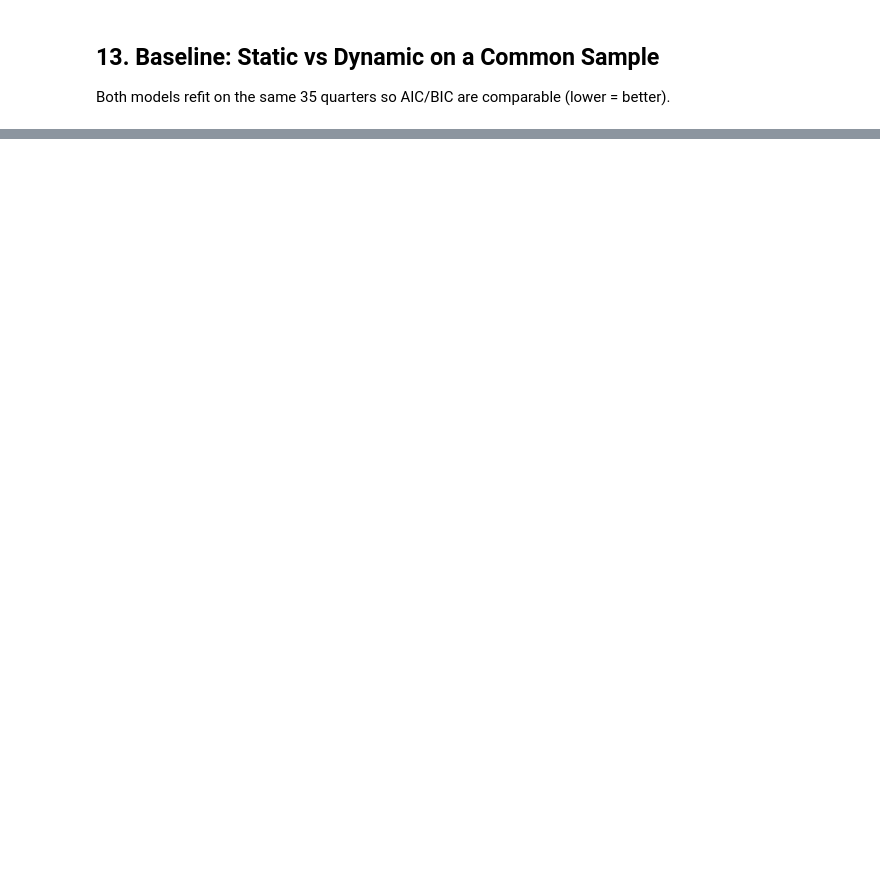
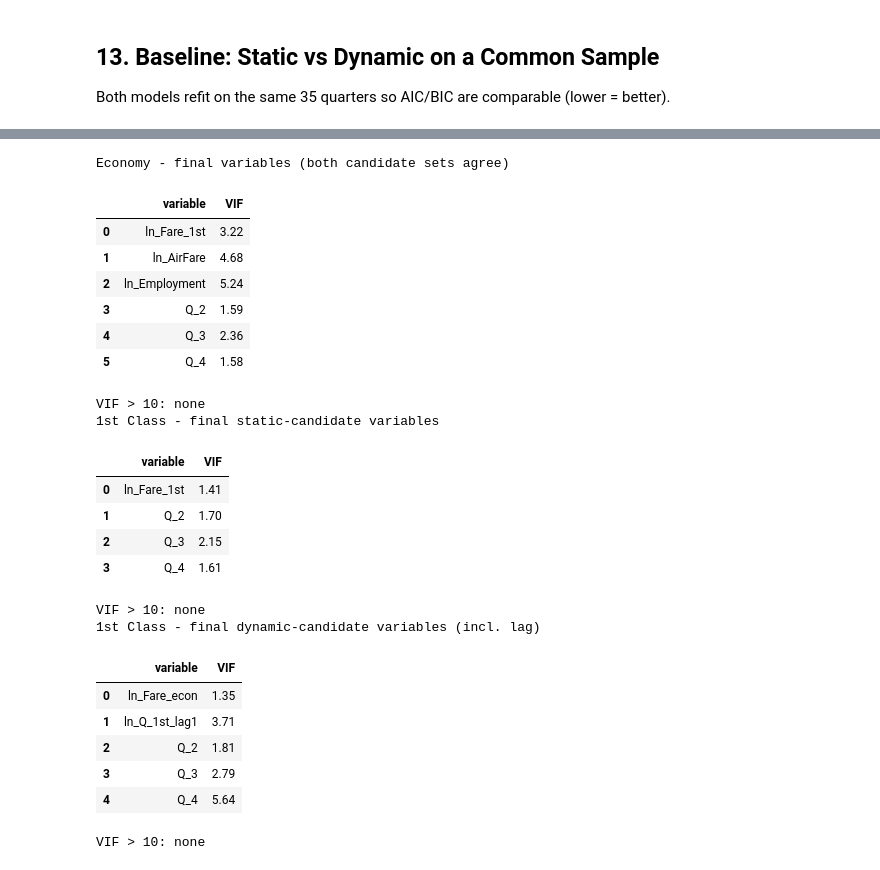
Before and after one commit to sankha-jay-stack/assignment-data, a Jupyter notebook: TransitRidershipDemandModel_Full.ipynb, the cells around one changed output, grey strips where cells are left out. Saved outputs shown, nothing was run; the diff lists cells and outputs as text; code cells hidden in the pictures; blank space fills up the shorter version.

```diff
--- a/TransitRidershipDemandModel_Full.ipynb
+++ b/TransitRidershipDemandModel_Full.ipynb
@@ -490,0 +574,15 @@ for cls in CLASSES:
+# %%
+print("=" * 95); print("ECONOMY - static candidate set (lag excluded)"); print("=" * 95)
+be_econ_static, econ_static_vars, _ = backward_elimination(CLASSES["Economy"]["dep"], BASE_COLS, df)
+print("Final variables:", econ_static_vars)
+
+print(); print("=" * 95); print("ECONOMY - dynamic candidate set (lag included)"); print("=" * 95)
+be_econ_dyn, econ_dyn_vars, _ = backward_elimination(
+    CLASSES["Economy"]["dep"], BASE_COLS + [CLASSES["Economy"]["lag"]], df_dyn)
+print("Final variables:", econ_dyn_vars)
+
+print()
+same = set(econ_dyn_vars) == set(econ_static_vars)
+print(f"=> Both candidate sets converge on the same {len(econ_static_vars)} regressors"
+      f"{' (lag not among them)' if same else ''}: {econ_static_vars}")
+print("=> Elimination itself discards the lag term for Economy: no evidence of habit persistence in this class.")
@@ -490,0 +607,16 @@ for cls in CLASSES:
+# %%
+print("=" * 95); print("1ST CLASS - static candidate set (lag excluded)"); print("=" * 95)
+be_1st_static, st1_static_vars, _ = backward_elimination(CLASSES["1st Class"]["dep"], BASE_COLS, df)
+print("Final variables:", st1_static_vars)
+
+print(); print("=" * 95); print("1ST CLASS - dynamic candidate set (lag included)"); print("=" * 95)
+be_1st_dyn, st1_dyn_vars, _ = backward_elimination(
+    CLASSES["1st Class"]["dep"], BASE_COLS + [CLASSES["1st Class"]["lag"]], df_dyn)
+print("Final variables:", st1_dyn_vars)
+
+print()
+print("=> Unlike Economy, the two candidate sets converge on DIFFERENT specifications for 1st Class.")
+print(f"   Static candidates  -> {st1_static_vars}")
+print(f"   Dynamic candidates -> {st1_dyn_vars} (lag survives, gamma = {be_1st_dyn.params[CLASSES['1st Class']['lag']]:.3f}, "
+      f"p = {be_1st_dyn.pvalues[CLASSES['1st Class']['lag']]:.3f})")
+print("   Section 17 compares the two on a common sample to decide the final model.")
@@ -490,0 +646,29 @@ for cls in CLASSES:
+# %%
+show_vif(df, econ_static_vars, "Economy - final variables (both candidate sets agree)")
+show_vif(df_dyn, st1_static_vars, "1st Class - final static-candidate variables")
+show_vif(df_dyn, st1_dyn_vars, "1st Class - final dynamic-candidate variables (incl. lag)")
+# %% [output]
+Economy - final variables (both candidate sets agree)
+|  | variable | VIF |
+| 0 | ln_Fare_1st | 3.22 |
+| 1 | ln_AirFare | 4.68 |
+| 2 | ln_Employment | 5.24 |
+| 3 | Q_2 | 1.59 |
+| 4 | Q_3 | 2.36 |
+| 5 | Q_4 | 1.58 |
+VIF > 10: none
+1st Class - final static-candidate variables
+|  | variable | VIF |
+| 0 | ln_Fare_1st | 1.41 |
+| 1 | Q_2 | 1.70 |
+| 2 | Q_3 | 2.15 |
+| 3 | Q_4 | 1.61 |
+VIF > 10: none
+1st Class - final dynamic-candidate variables (incl. lag)
+|  | variable | VIF |
+| 0 | ln_Fare_econ | 1.35 |
+| 1 | ln_Q_1st_lag1 | 3.71 |
+| 2 | Q_2 | 1.81 |
+| 3 | Q_3 | 2.79 |
+| 4 | Q_4 | 5.64 |
+VIF > 10: none
```
Also changed, not shown: parts of 65 cells of this notebook, 2 other files.
